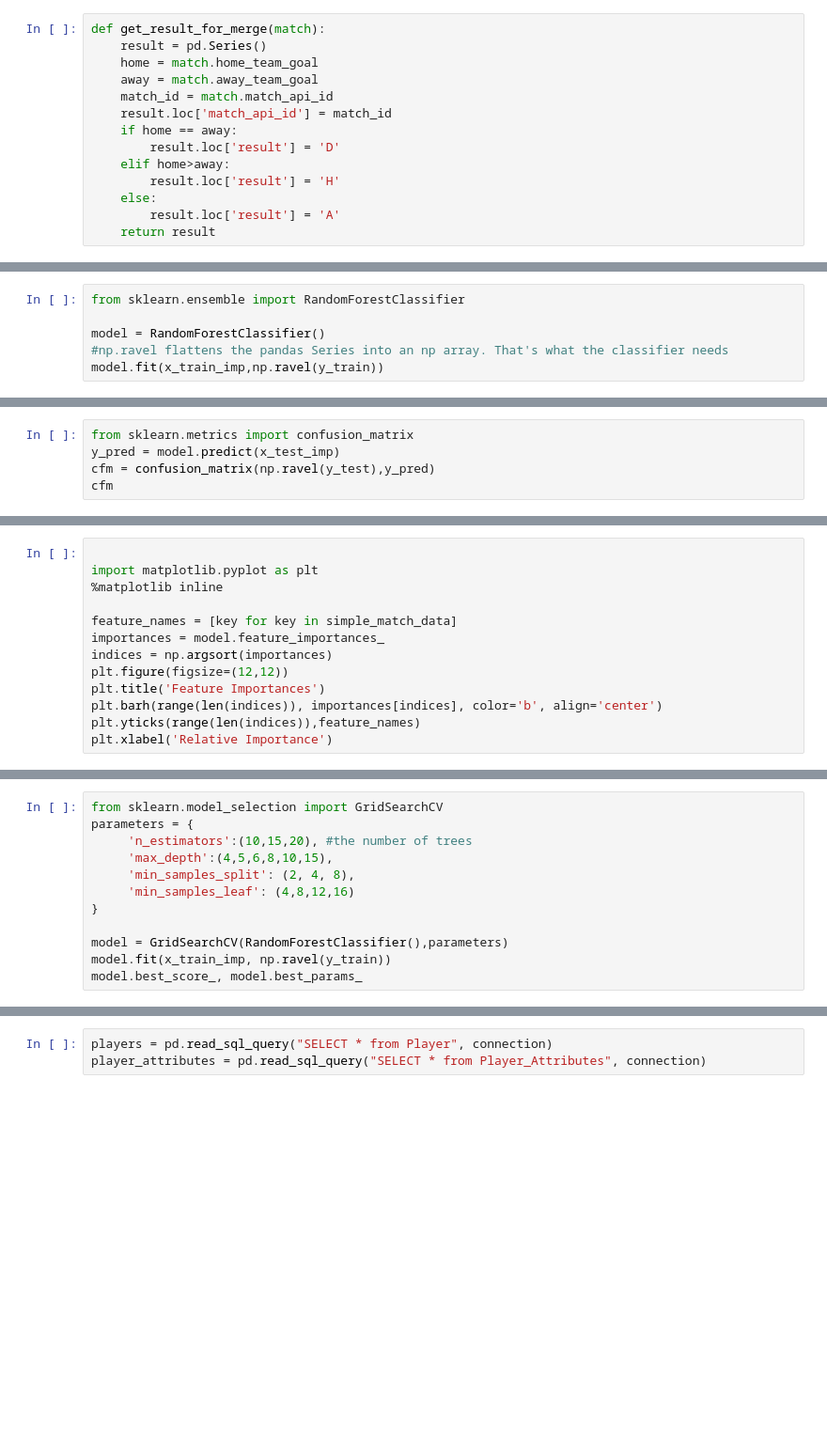
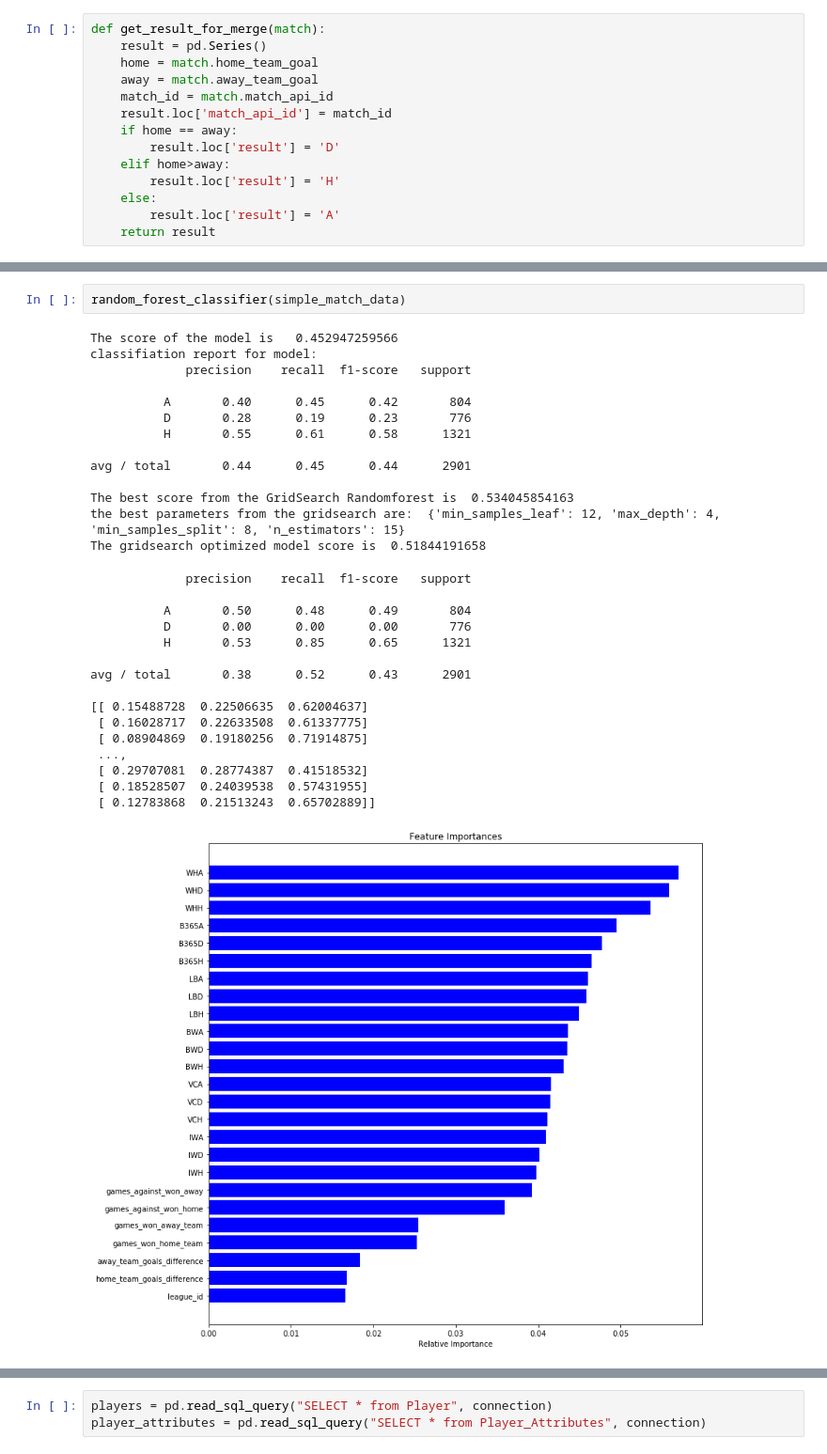
Before and after one commit to rfm2274/Soccer, a Jupyter notebook: Soccer Betting.ipynb, the cells around one changed output, grey strips where cells are left out. Shown at 94% size. Cells and saved outputs as stored; diff of their text form; blank space fills up the shorter version.

Commit message:
machine learning function with gridsearch

```diff
--- a/Soccer Betting.ipynb
+++ b/Soccer Betting.ipynb
@@ -319,6 +283,0 @@ x_test_imp = imp.transform(x_test)
-# %%
-from sklearn.ensemble import RandomForestClassifier
-
-model = RandomForestClassifier()
-#np.ravel flattens the pandas Series into an np array. That's what the classifier needs
-model.fit(x_train_imp,np.ravel(y_train))
@@ -336,5 +283,0 @@ model.score(x_test_imp,y_test)
-# %%
-from sklearn.metrics import confusion_matrix
-y_pred = model.predict(x_test_imp)
-cfm = confusion_matrix(np.ravel(y_test),y_pred)
-cfm
@@ -345,13 +283,0 @@ array([[ 666,  261,  539],
-# %%
-
-import matplotlib.pyplot as plt
-%matplotlib inline
-
-feature_names = [key for key in simple_match_data]
-importances = model.feature_importances_
-indices = np.argsort(importances)
-plt.figure(figsize=(12,12))
-plt.title('Feature Importances')
-plt.barh(range(len(indices)), importances[indices], color='b', align='center')
-plt.yticks(range(len(indices)),feature_names)
-plt.xlabel('Relative Importance')
@@ -361,12 +283,0 @@ plt.xlabel('Relative Importance')
-# %%
-from sklearn.model_selection import GridSearchCV
-parameters = {
-     'n_estimators':(10,15,20), #the number of trees
-     'max_depth':(4,5,6,8,10,15),
-     'min_samples_split': (2, 4, 8),
-     'min_samples_leaf': (4,8,12,16)
-}
-
-model = GridSearchCV(RandomForestClassifier(),parameters)
-model.fit(x_train_imp, np.ravel(y_train))
-model.best_score_, model.best_params_
@@ -374,0 +361,32 @@ model.best_score_, model.best_params_
+# %%
+random_forest_classifier(simple_match_data)
+# %% [output]
+The score of the model is   0.452947259566
+classifiation report for model:
+             precision    recall  f1-score   support
+
+          A       0.40      0.45      0.42       804
+          D       0.28      0.19      0.23       776
+          H       0.55      0.61      0.58      1321
+
+avg / total       0.44      0.45      0.44      2901
+
+The best score from the GridSearch Randomforest is  0.534045854163
+the best parameters from the gridsearch are:  {'min_samples_leaf': 12, 'max_depth': 4, 'min_samples_split': 8, 'n_estimators': 15}
+The gridsearch optimized model score is  0.51844191658
+             precision    recall  f1-score   support
+
+          A       0.50      0.48      0.49       804
+          D       0.00      0.00      0.00       776
+          H       0.53      0.85      0.65      1321
+
+avg / total       0.38      0.52      0.43      2901
+
+[[ 0.15488728  0.22506635  0.62004637]
+ [ 0.16028717  0.22633508  0.61337775]
+ [ 0.08904869  0.19180256  0.71914875]
+ ...,
+ [ 0.29707081  0.28774387  0.41518532]
+ [ 0.18528507  0.24039538  0.57431955]
+ [ 0.12783868  0.21513243  0.65702889]]
+[figure, added]
```
Also changed, not shown: parts of 50 cells of this notebook.
